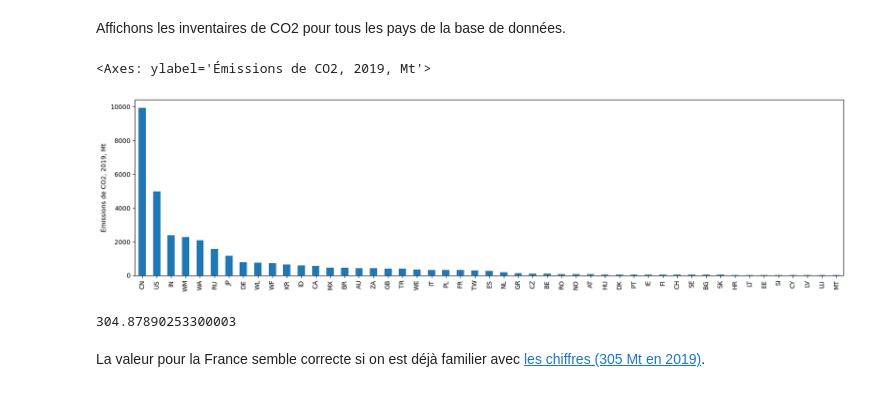
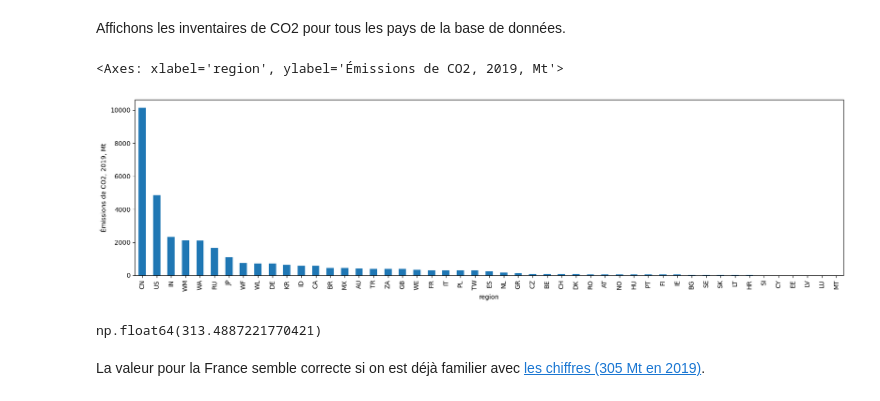
Before and after one commit to thomasgibon/io-footprinting, a Jupyter notebook: miniprojet_mines/1_introduction_structure_IO.ipynb, the cells around one changed output. Drawn from its saved outputs; the diff is of its cells as text; code cells hidden in the pictures.

```diff
--- a/miniprojet_mines/1_introduction_structure_IO.ipynb
+++ b/miniprojet_mines/1_introduction_structure_IO.ipynb
@@ -468,15 +568,15 @@ Name: CO2 - combustion - air, Length: 7987, dtype: float64
 # %% [markdown]
 Affichons les inventaires de CO2 pour tous les pays de la base de données.
 # %%
-emissions_CO2_inventaire = io.satellite.D_pba_reg.loc['CO2 - combustion - air']*1e-9
+emissions_CO2_inventaire = io.air_emissions.D_pba_reg.loc['CO2 - combustion - air']*1e-9
 emissions_CO2_inventaire.sort_values(ascending=False).plot(kind='bar', figsize=(20,5), ylabel='Émissions de CO2, 2019, Mt')
 # %% [output]
-<Axes: ylabel='Émissions de CO2, 2019, Mt'>
+<Axes: xlabel='region', ylabel='Émissions de CO2, 2019, Mt'>
-[figure, old version]
+[figure, new version]
 # %%
 emissions_CO2_inventaire['FR']
 # %% [output]
-304.87890253300003
+np.float64(313.4887221770421)
 # %% [markdown]
 La valeur pour la France semble correcte si on est déjà familier avec [les chiffres (305 Mt en 2019)](https://www.statistiques.developpement-durable.gouv.fr/sites/default/files/2020-12/datalab_81_chiffres_cles_du_climat_edition_2021.pdf?page=44).
 # %% [markdown]
```
Also changed, not shown: parts of 33 cells of this notebook.
